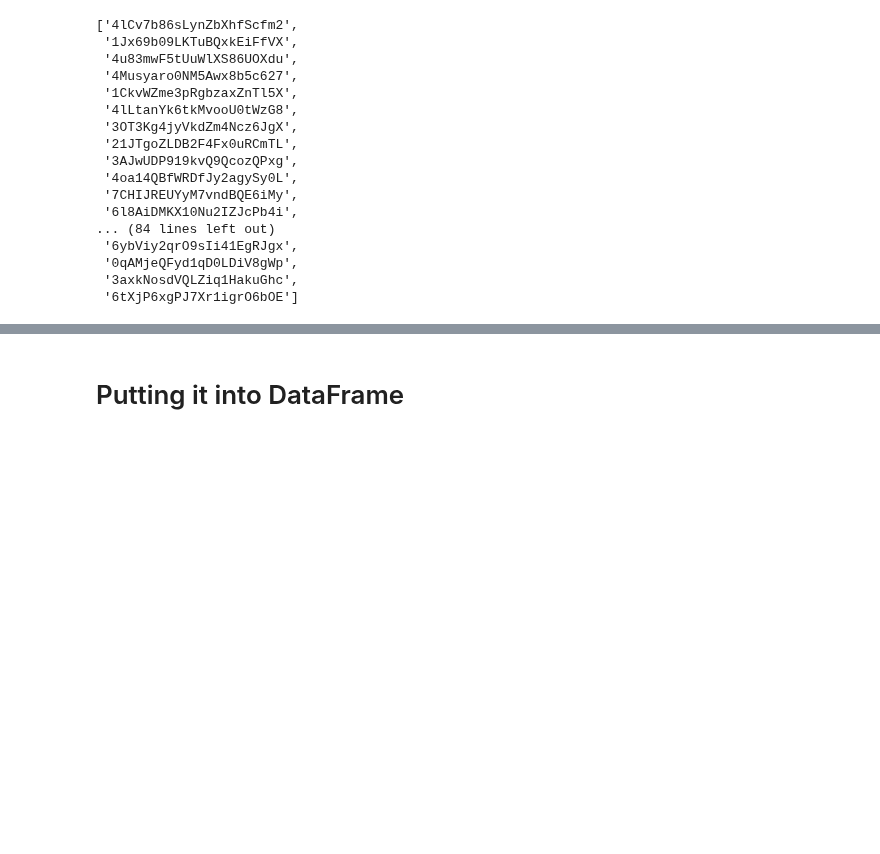
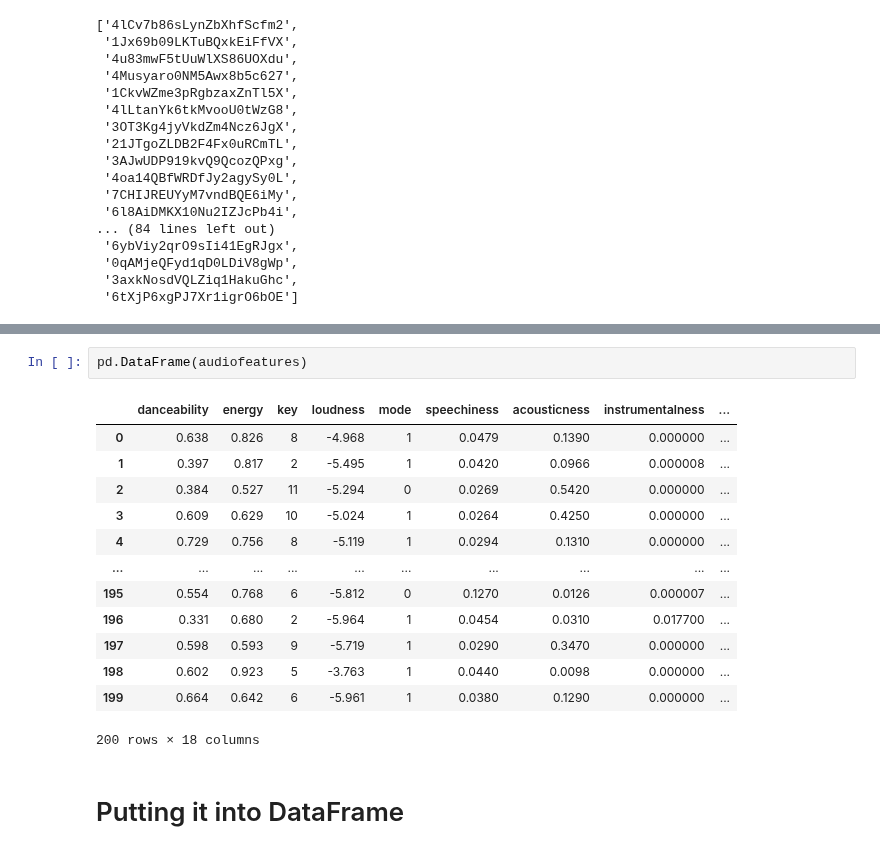
Before and after one commit to adinas94/Spotify_Recommendation_System, a Jupyter notebook: API WIP.ipynb, the cells around one changed output, grey strips where cells are left out. Cells and saved outputs as stored; diff of their text form; blank space fills up the shorter version.

```diff
--- a/API WIP.ipynb
+++ b/API WIP.ipynb
@@ -219,2 +237,18 @@ len(audiofeatures)
+# %%
+pd.DataFrame(audiofeatures)
+# %% [output]
+|  | danceability | energy | key | loudness | mode | speechiness | acousticness | instrumentalness | ... |
+| 0 | 0.638 | 0.826 | 8 | -4.968 | 1 | 0.0479 | 0.1390 | 0.000000 | ... |
+| 1 | 0.397 | 0.817 | 2 | -5.495 | 1 | 0.0420 | 0.0966 | 0.000008 | ... |
+| 2 | 0.384 | 0.527 | 11 | -5.294 | 0 | 0.0269 | 0.5420 | 0.000000 | ... |
+| 3 | 0.609 | 0.629 | 10 | -5.024 | 1 | 0.0264 | 0.4250 | 0.000000 | ... |
+| 4 | 0.729 | 0.756 | 8 | -5.119 | 1 | 0.0294 | 0.1310 | 0.000000 | ... |
+| ... | ... | ... | ... | ... | ... | ... | ... | ... | ... |
+| 195 | 0.554 | 0.768 | 6 | -5.812 | 0 | 0.1270 | 0.0126 | 0.000007 | ... |
+| 196 | 0.331 | 0.680 | 2 | -5.964 | 1 | 0.0454 | 0.0310 | 0.017700 | ... |
+| 197 | 0.598 | 0.593 | 9 | -5.719 | 1 | 0.0290 | 0.3470 | 0.000000 | ... |
+| 198 | 0.602 | 0.923 | 5 | -3.763 | 1 | 0.0440 | 0.0098 | 0.000000 | ... |
+| 199 | 0.664 | 0.642 | 6 | -5.961 | 1 | 0.0380 | 0.1290 | 0.000000 | ... |
+200 rows × 18 columns
 # %% [markdown]
 # Putting it into DataFrame
```
Also changed, not shown: parts of 11 cells of this notebook.
